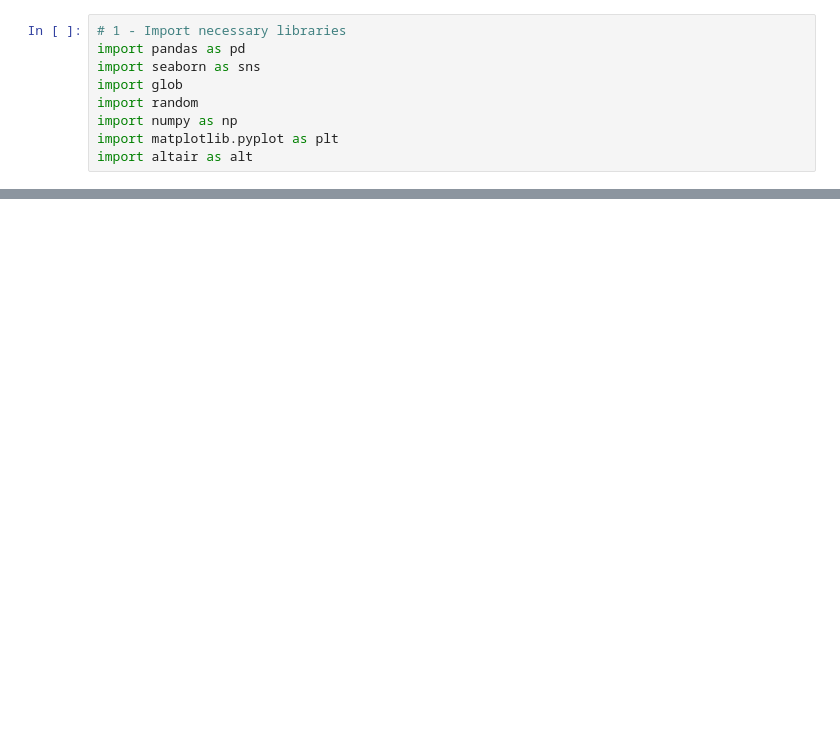
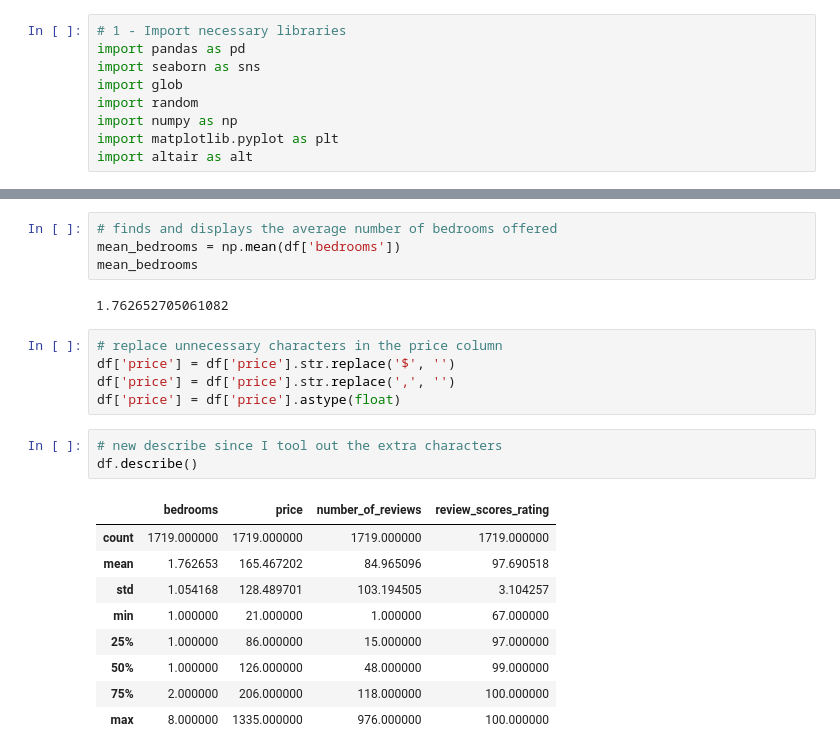
Before and after one commit to steinruck/DATA-690-WANG, a Jupyter notebook: Assignment_09/Assignment_09.ipynb, the cells around one changed output, grey strips where cells are left out. Drawn from its saved outputs; the diff is of its cells as text; blank space fills up the shorter version.

```diff
--- a/Assignment_09/Assignment_09.ipynb
+++ b/Assignment_09/Assignment_09.ipynb
@@ -160,0 +133,24 @@ alt.Chart(df).mark_point().encode(x='room_type',y='price',color='room_type').pro
+# %%
+# finds and displays the average number of bedrooms offered
+mean_bedrooms = np.mean(df['bedrooms'])
+mean_bedrooms
+# %% [output]
+1.762652705061082
+# %%
+# replace unnecessary characters in the price column
+df['price'] = df['price'].str.replace('$', '')
+df['price'] = df['price'].str.replace(',', '')
+df['price'] = df['price'].astype(float)
+# %%
+# new describe since I tool out the extra characters
+df.describe()
+# %% [output]
+|  | bedrooms | price | number_of_reviews | review_scores_rating |
+| count | 1719.000000 | 1719.000000 | 1719.000000 | 1719.000000 |
+| mean | 1.762653 | 165.467202 | 84.965096 | 97.690518 |
+| std | 1.054168 | 128.489701 | 103.194505 | 3.104257 |
+| min | 1.000000 | 21.000000 | 1.000000 | 67.000000 |
+| 25% | 1.000000 | 86.000000 | 15.000000 | 97.000000 |
+| 50% | 1.000000 | 126.000000 | 48.000000 | 99.000000 |
+| 75% | 2.000000 | 206.000000 | 118.000000 | 100.000000 |
+| max | 8.000000 | 1335.000000 | 976.000000 | 100.000000 |
```
Also changed, not shown: parts of 44 cells of this notebook.
